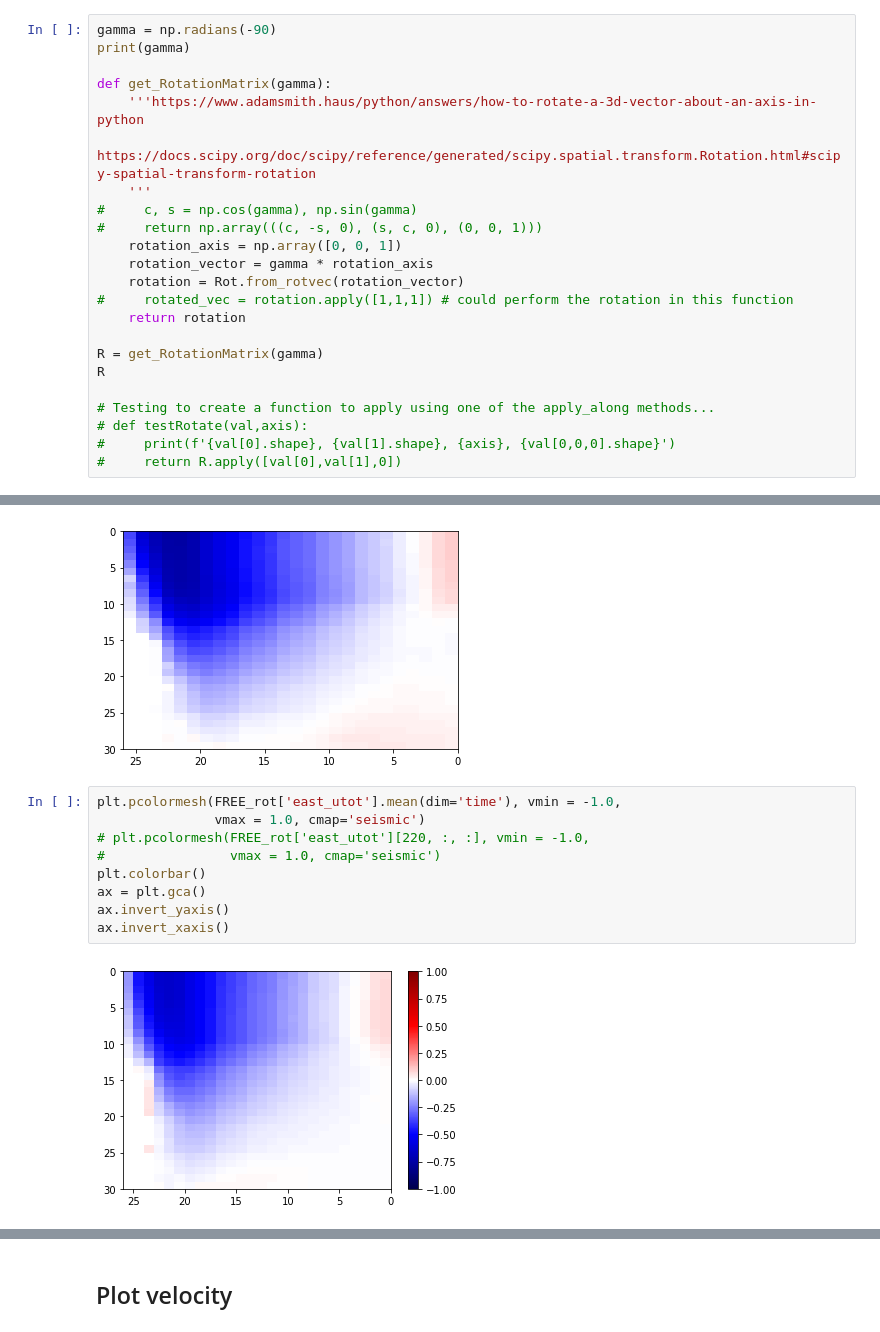
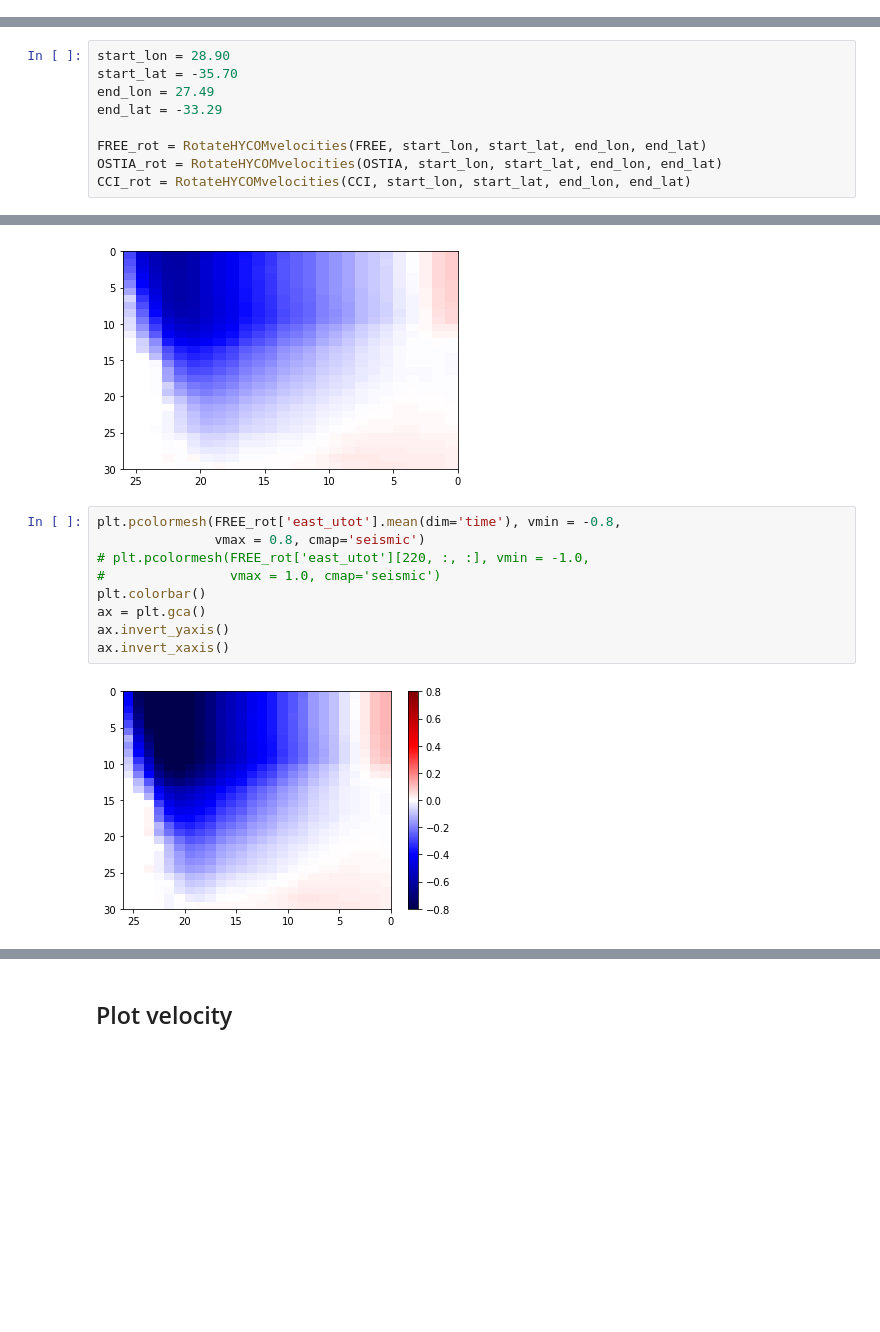
Before and after one commit to HarryLuyt/paper1_scripts, a Jupyter notebook: Scripts/HYCOM_ACT_Section.ipynb, the cells around one changed output, grey strips where cells are left out. Cells and saved outputs as stored; diff of their text form; blank space fills up the shorter version.

Commit message:
Put all rotation work into a single funciton

```diff
--- a/Scripts/HYCOM_ACT_Section.ipynb
+++ b/Scripts/HYCOM_ACT_Section.ipynb
@@ -112,23 +90,0 @@ print(np.degrees(gamma))
-# %%
-gamma = np.radians(-90)
-print(gamma)
-
-def get_RotationMatrix(gamma):
-    '''https://www.adamsmith.haus/python/answers/how-to-rotate-a-3d-vector-about-an-axis-in-python
-    https://docs.scipy.org/doc/scipy/reference/generated/scipy.spatial.transform.Rotation.html#scipy-spatial-transform-rotation
-    '''
-#     c, s = np.cos(gamma), np.sin(gamma)
-#     return np.array(((c, -s, 0), (s, c, 0), (0, 0, 1)))
-    rotation_axis = np.array([0, 0, 1])
-    rotation_vector = gamma * rotation_axis
-    rotation = Rot.from_rotvec(rotation_vector)
-#     rotated_vec = rotation.apply([1,1,1]) # could perform the rotation in this function
-    return rotation
-
-R = get_RotationMatrix(gamma)
-R
-
-# Testing to create a function to apply using one of the apply_along methods...
-# def testRotate(val,axis):
-#     print(f'{val[0].shape}, {val[1].shape}, {axis}, {val[0,0,0].shape}')
-#     return R.apply([val[0],val[1],0])
@@ -181,0 +135,9 @@ Coordinates:
+# %%
+start_lon = 28.90
+start_lat = -35.70
+end_lon = 27.49
+end_lat = -33.29
+
+FREE_rot = RotateHYCOMvelocities(FREE, start_lon, start_lat, end_lon, end_lat)
+OSTIA_rot = RotateHYCOMvelocities(OSTIA, start_lon, start_lat, end_lon, end_lat)
+CCI_rot = RotateHYCOMvelocities(CCI, start_lon, start_lat, end_lon, end_lat)
@@ -188,16 +160,16 @@ ax.invert_xaxis()
 # %% [output]
 [figure]
 # %%
-plt.pcolormesh(FREE_rot['east_utot'].mean(dim='time'), vmin = -1.0,
-               vmax = 1.0, cmap='seismic')
+plt.pcolormesh(FREE_rot['east_utot'].mean(dim='time'), vmin = -0.8,
+               vmax = 0.8, cmap='seismic')
 # plt.pcolormesh(FREE_rot['east_utot'][220, :, :], vmin = -1.0,
 #                vmax = 1.0, cmap='seismic')
 plt.colorbar()
 ax = plt.gca()
 ax.invert_yaxis()
 ax.invert_xaxis()
 # %% [output]
-[figure, old version]
+[figure, new version]
 # %%
 # Just making sure that there is indeed a difference between the original and
 # rotated datasets
```
Also changed, not shown: parts of 20 cells of this notebook.
